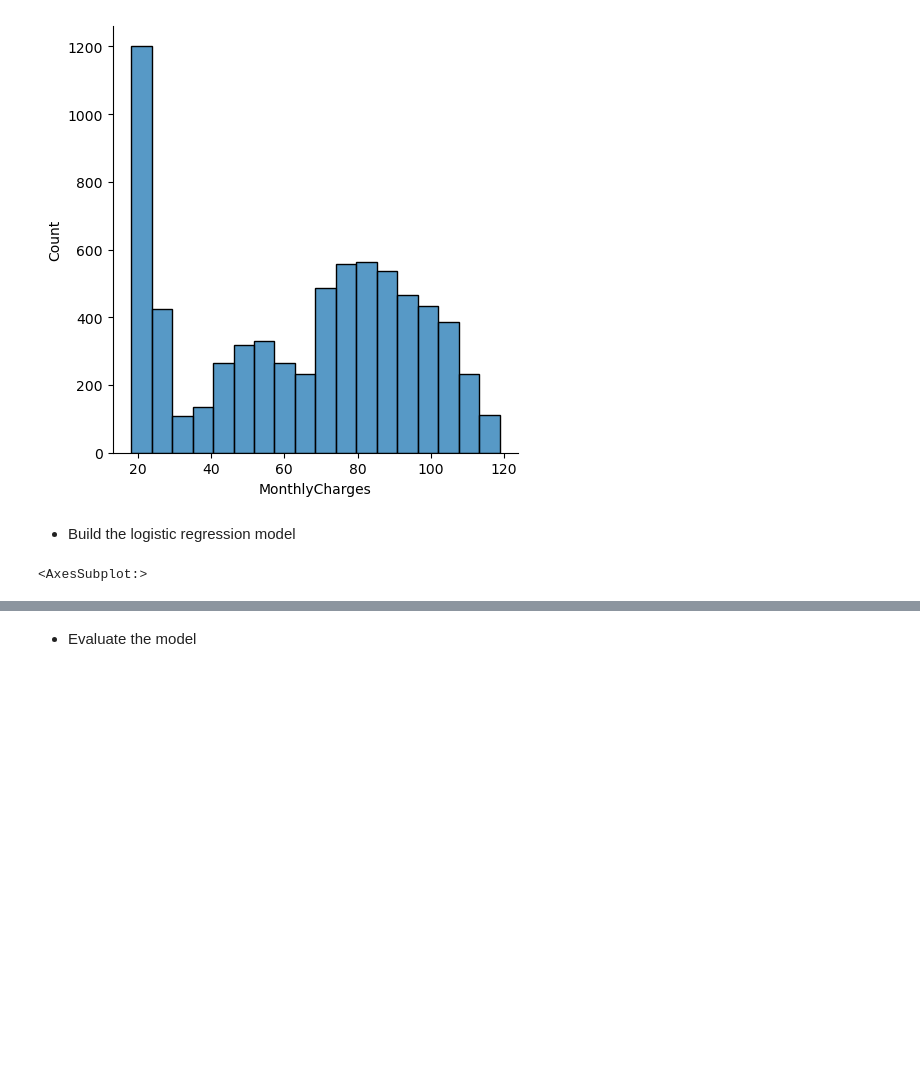
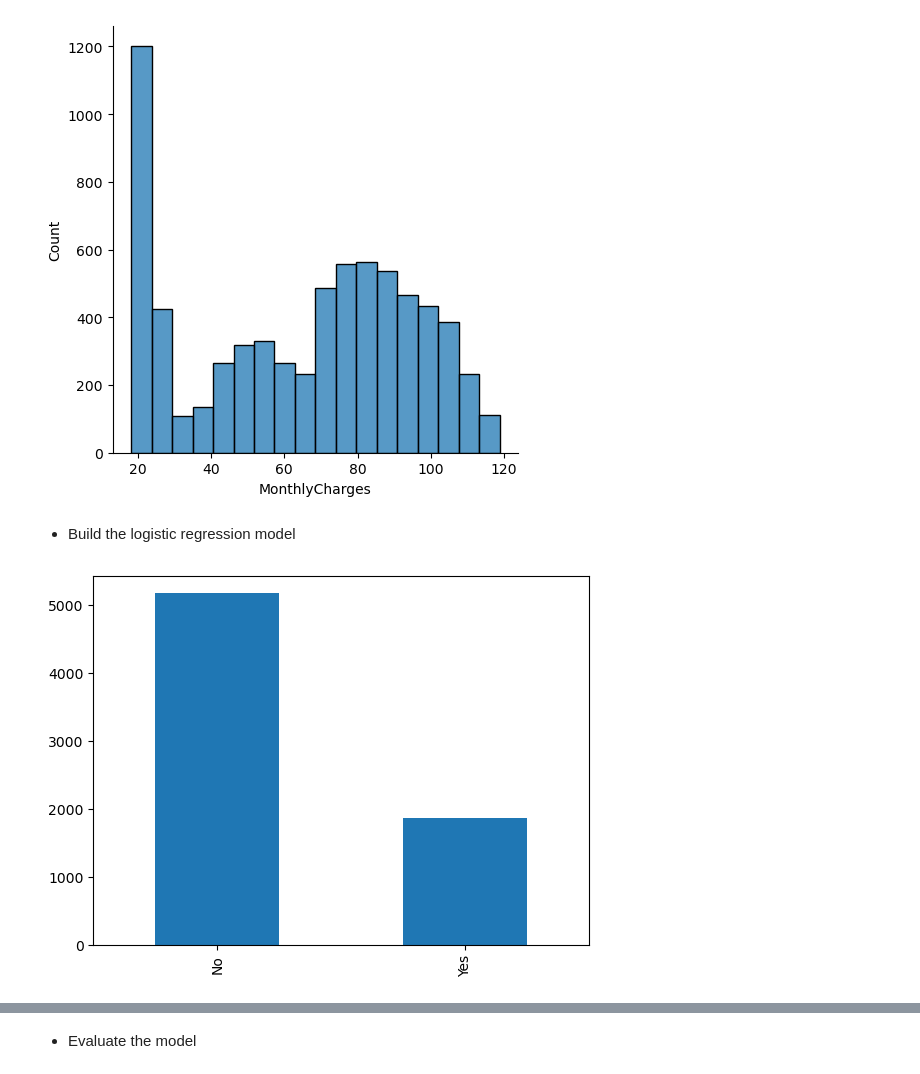
Before and after one commit to Gladysdata/lab-imbalanced-data, a Jupyter notebook: Lab_Imbalanced data.ipynb, the cells around one changed output, grey strips where cells are left out. Drawn from its saved outputs; the diff is of its cells as text; code cells hidden in the pictures; blank space fills up the shorter version.

```diff
--- a/Lab_Imbalanced data.ipynb
+++ b/Lab_Imbalanced data.ipynb
@@ -143,9 +151,10 @@ for col in df2.select_dtypes(np.number):
 # %% [markdown]
  - Build the logistic regression model
 # %%
-#I dont understand why the plot isn't showing...
 count = df2['Churn'].value_counts()
-count.plot(kind = 'bar')
-# %% [output]
-<AxesSubplot:>
+# %%
+df2['Churn'].value_counts().plot(kind='bar')
+plt.show()
+# %% [output]
+[figure, added]
 # %%
```
Also changed, not shown: parts of 23 cells of this notebook.
